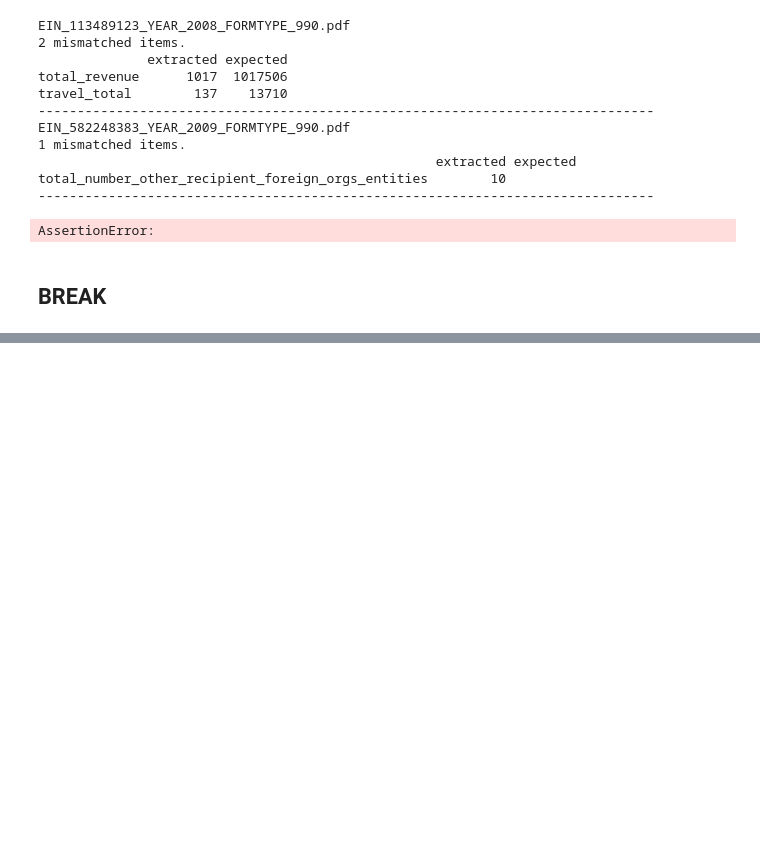
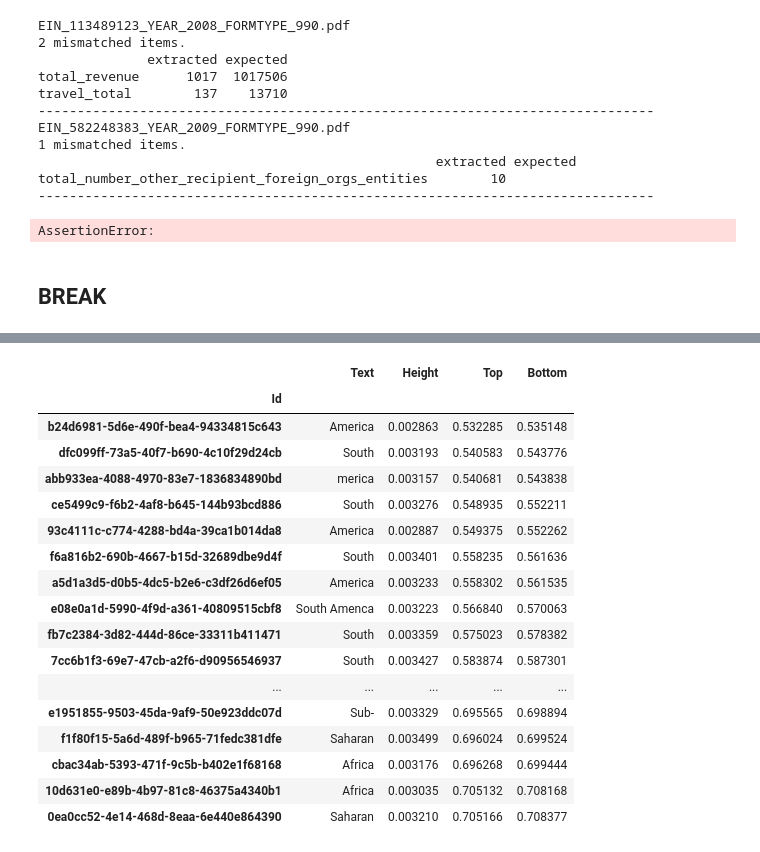
Before and after one commit to ethanscorey/parse_990_textract, a Jupyter notebook: debug_notebook.ipynb, the cells around one changed output, grey strips where cells are left out. Drawn from its saved outputs; the diff is of its cells as text; code cells hidden in the pictures; blank space fills up the shorter version.

```diff
--- a/debug_notebook.ipynb
+++ b/debug_notebook.ipynb
@@ -789,3 +847,27 @@ col_spans = init_left.combine(new_right, lambda x, y: (x, y))
 test_lines.loc[
     test_lines["Text"].str.contains("\(a\)\s*Na")
 ]
+# %%
+table_words.loc[
+    table_words["Left"].between(0, 0.2),
+    ["Text", "Height", "Top", "Bottom"]
+].sort_values(by="Top").tail(40)
+# %% [output]
+|  | Text | Height | Top | Bottom |
+| Id |  |  |  |  |
+| b24d6981-5d6e-490f-bea4-94334815c643 | America | 0.002863 | 0.532285 | 0.535148 |
+| dfc099ff-73a5-40f7-b690-4c10f29d24cb | South | 0.003193 | 0.540583 | 0.543776 |
+| abb933ea-4088-4970-83e7-1836834890bd | merica | 0.003157 | 0.540681 | 0.543838 |
+| ce5499c9-f6b2-4af8-b645-144b93bcd886 | South | 0.003276 | 0.548935 | 0.552211 |
+| 93c4111c-c774-4288-bd4a-39ca1b014da8 | America | 0.002887 | 0.549375 | 0.552262 |
+| f6a816b2-690b-4667-b15d-32689dbe9d4f | South | 0.003401 | 0.558235 | 0.561636 |
+| a5d1a3d5-d0b5-4dc5-b2e6-c3df26d6ef05 | America | 0.003233 | 0.558302 | 0.561535 |
+| e08e0a1d-5990-4f9d-a361-40809515cbf8 | South Amenca | 0.003223 | 0.566840 | 0.570063 |
+| fb7c2384-3d82-444d-86ce-33311b411471 | South | 0.003359 | 0.575023 | 0.578382 |
+| 7cc6b1f3-69e7-47cb-a2f6-d90956546937 | South | 0.003427 | 0.583874 | 0.587301 |
+| ... | ... | ... | ... | ... |
+| e1951855-9503-45da-9af9-50e923ddc07d | Sub- | 0.003329 | 0.695565 | 0.698894 |
+| f1f80f15-5a6d-489f-b965-71fedc381dfe | Saharan | 0.003499 | 0.696024 | 0.699524 |
+| cbac34ab-5393-471f-9c5b-b402e1f68168 | Africa | 0.003176 | 0.696268 | 0.699444 |
+| 10d631e0-e89b-4b97-81c8-46375a4340b1 | Africa | 0.003035 | 0.705132 | 0.708168 |
+| 0ea0cc52-4e14-468d-8eaa-6e440e864390 | Saharan | 0.003210 | 0.705166 | 0.708377 |
```
Also changed, not shown: parts of 20 cells of this notebook, 1 other file.
